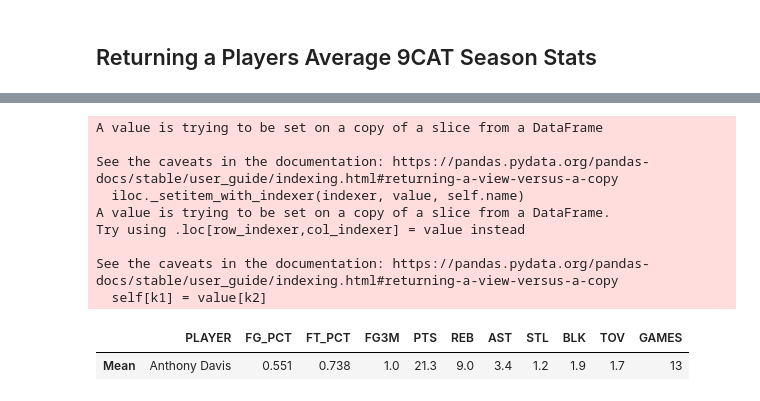
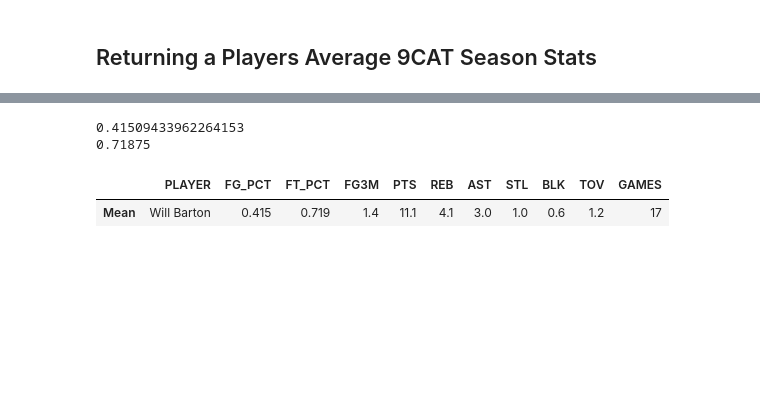
Before and after one commit to JaumeClave/waiver_wire_machine, a Jupyter notebook: notebooks/01_nba_api_pypi_exploration.ipynb, the cells around one changed output, grey strips where cells are left out. Saved outputs shown, nothing was run; the diff lists cells and outputs as text; code cells hidden in the pictures; blank space fills up the shorter version.

Commit message:
Added logic and functions to compare 9cat stats on added/dropped players

```diff
--- a/notebooks/01_nba_api_pypi_exploration.ipynb
+++ b/notebooks/01_nba_api_pypi_exploration.ipynb
@@ -102,0 +132,5 @@ nikola_jokic_2020_9CAT
+# %%
+nikola_jokic_2020_9CAT = true_percentage(nikola_jokic_2020_9CAT, FIELD_GOAL_PERCENTAGE_COLUMN)
+nikola_jokic_2020_9CAT = true_percentage(nikola_jokic_2020_9CAT, FREE_THROW_PERCENTAGE_COLUMN)
+nikola_jokic_2020_9CAT = nikola_jokic_2020_9CAT[NINE_CAT_COLUMNS]
+nikola_jokic_2020_9CAT
@@ -145,7 +200,11 @@ FULL_NAME_KEY = "full_name"
 ID_KEY = "id"
 SEASON_2020 = "2020"
 MINUTES_COLUMN = "MIN"
+FIELD_GOALS_MADE_COLUMN = "FGM"
+FIELD_GOAL_ATTEMPTED_COLUMN = "FGA"
 FIELD_GOAL_PERCENTAGE_COLUMN = "FG_PCT"
+FREE_THROW_MADE_COLUMN = "FTM"
+FREE_THROW_ATTEMPTED_COLUMN = "FTA"
 FREE_THROW_PERCENTAGE_COLUMN = "FT_PCT"
 THREES_MADE_COLUMN = "FG3M"
 POINTS_COLUMN = "PTS"
@@ -161,6 +220,11 @@ GAMES_PLAYED = "GAMES"
 THREE_DECIMAL_FORMAT = "{:,.3f}".format
 ONE_DECIMAL_FORMAT = "{:,.1f}".format
 
+CALCULATING_COLUMNS = [FIELD_GOALS_MADE_COLUMN, FIELD_GOAL_ATTEMPTED_COLUMN,
+                    FIELD_GOAL_PERCENTAGE_COLUMN, FREE_THROW_MADE_COLUMN,
+                    FREE_THROW_ATTEMPTED_COLUMN, FREE_THROW_PERCENTAGE_COLUMN,
+                    THREES_MADE_COLUMN, POINTS_COLUMN, REBOUNDS_COLUMN, ASSITS_COLUMN,
+                    STEALS_COLUMN, BLOCKS_COLUMN, TURNOVERS_COLUMN]
 NINE_CAT_COLUMNS = [FIELD_GOAL_PERCENTAGE_COLUMN, FREE_THROW_PERCENTAGE_COLUMN,
                     THREES_MADE_COLUMN, POINTS_COLUMN, REBOUNDS_COLUMN, ASSITS_COLUMN,
                     STEALS_COLUMN, BLOCKS_COLUMN, TURNOVERS_COLUMN]
@@ -181,6 +245,24 @@ def move_column_inplace(dataframe, column, position):
 
     column = dataframe.pop(column)
     dataframe.insert(position, column.name, column)
+
+
+def true_percentage(dataframe, pct_category):
+    no_mean_row_dataframe = dataframe.drop(MEAN_ROW)
+    if pct_category == FIELD_GOAL_PERCENTAGE_COLUMN:
+        true_field_goal_pct = no_mean_row_dataframe[FIELD_GOALS_MADE_COLUMN].mean() / \
+                              no_mean_row_dataframe[FIELD_GOAL_ATTEMPTED_COLUMN].mean()
+
+        print(true_field_goal_pct)
+        dataframe.at[MEAN_ROW, FIELD_GOAL_PERCENTAGE_COLUMN] = true_field_goal_pct
+
+    else:
+        true_free_throw_pct = no_mean_row_dataframe[FREE_THROW_MADE_COLUMN].mean() / \
+            no_mean_row_dataframe[FREE_THROW_ATTEMPTED_COLUMN].mean()
+        print(true_free_throw_pct)
+        dataframe.at[MEAN_ROW, FREE_THROW_PERCENTAGE_COLUMN] = true_free_throw_pct
+
+    return dataframe
 
 
 def format_dataframe_decimals(dataframe):
@@ -206,11 +288,16 @@ def player_average_9cat_stats(player_name, player_data_dict):
     player_game_log_dataframe = \
     player_game_log_dataframe[player_game_log_dataframe[MINUTES_COLUMN] >= 1]
 
+    # Find true percentages
+    player_game_log_dataframe = player_game_log_dataframe[CALCULATING_COLUMNS]
+    player_game_log_dataframe.loc[MEAN_ROW] = player_game_log_dataframe.mean()
+    player_game_log_dataframe = true_percentage(player_game_log_dataframe,
+                                                FIELD_GOAL_PERCENTAGE_COLUMN)
+    player_game_log_dataframe = true_percentage(player_game_log_dataframe,
+                                                FREE_THROW_PERCENTAGE_COLUMN)
+
     # Filter for 9cat columns
     player_9cat = player_game_log_dataframe[NINE_CAT_COLUMNS]
-
-    # Find average stats
-    player_9cat.loc[MEAN_ROW] = player_9cat.mean()
 
     # Formatting columns
     player_9cat = format_dataframe_decimals(player_9cat)
@@ -248,18 +335,11 @@ player_dict
   'last_name': 'Zubac',
   'is_active': True}]
 # %%
-player_name = "Anthony Davis"
+player_name = "Will Barton"
 
 player_average_9cat_stats(player_name, player_dict)
 # %% [output]
-A value is trying to be set on a copy of a slice from a DataFrame
-
-See the caveats in the documentation: https://pandas.pydata.org/pandas-docs/stable/user_guide/indexing.html#returning-a-view-versus-a-copy
-  iloc._setitem_with_indexer(indexer, value, self.name)
-A value is trying to be set on a copy of a slice from a DataFrame.
-Try using .loc[row_indexer,col_indexer] = value instead
-
-See the caveats in the documentation: https://pandas.pydata.org/pandas-docs/stable/user_guide/indexing.html#returning-a-view-versus-a-copy
-  self[k1] = value[k2]
+0.41509433962264153
+0.71875
 |  | PLAYER | FG_PCT | FT_PCT | FG3M | PTS | REB | AST | STL | BLK | TOV | GAMES |
-| Mean | Anthony Davis | 0.551 | 0.738 | 1.0 | 21.3 | 9.0 | 3.4 | 1.2 | 1.9 | 1.7 | 13 |
+| Mean | Will Barton | 0.415 | 0.719 | 1.4 | 11.1 | 4.1 | 3.0 | 1.0 | 0.6 | 1.2 | 17 |
```
Also changed, not shown: parts of 6 cells of this notebook, 2 other files.
